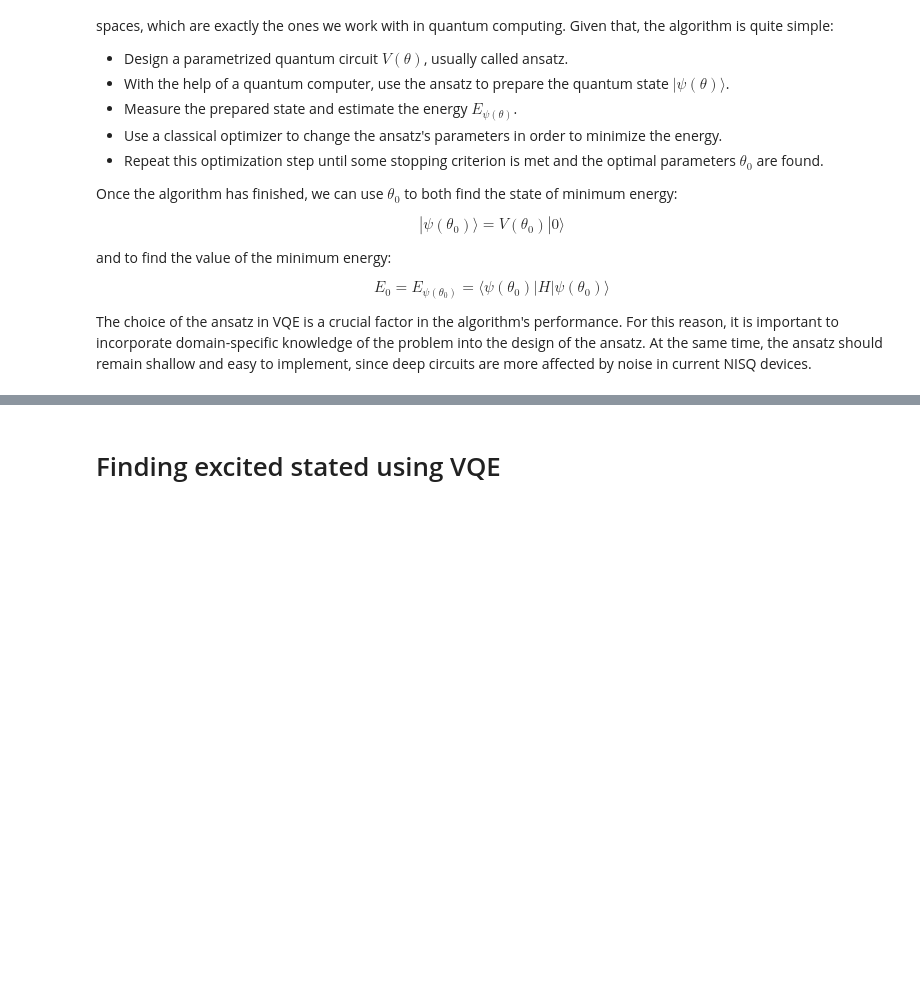
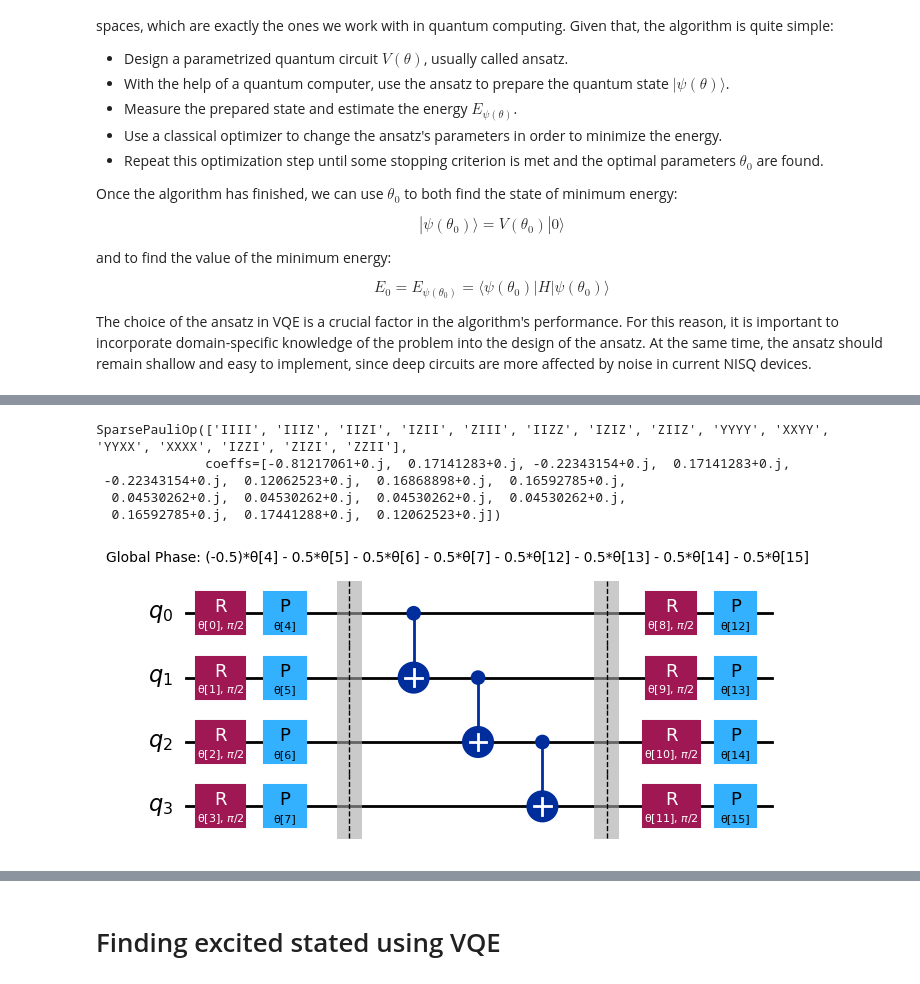
Before and after one commit to mariomeendezz/Quantum-Computing-Notebooks, a Jupyter notebook: notebooks/11. Variational Quantum Eigensolver.ipynb, the cells around one changed output, grey strips where cells are left out. Cells and saved outputs as stored; diff of their text form; code cells hidden in the pictures; blank space fills up the shorter version.

```diff
--- a/notebooks/11. Variational Quantum Eigensolver.ipynb
+++ b/notebooks/11. Variational Quantum Eigensolver.ipynb
@@ -60,0 +163,26 @@ The choice of the ansatz in VQE is a crucial factor in the algorithm's performan
+# %%
+# Create the Jordan-Wigner mapper
+mapper = JordanWignerMapper()
+
+# Transform the fermionic Hamiltonian into a qubit Hamiltonian
+qubit_hamiltonian = mapper.map(fermionic_hamiltonian)
+
+# Print the qubit Hamiltonian
+print(qubit_hamiltonian)
+# %% [output]
+SparsePauliOp(['IIII', 'IIIZ', 'IIZI', 'IZII', 'ZIII', 'IIZZ', 'IZIZ', 'ZIIZ', 'YYYY', 'XXYY', 'YYXX', 'XXXX', 'IZZI', 'ZIZI', 'ZZII'],
+              coeffs=[-0.81217061+0.j,  0.17141283+0.j, -0.22343154+0.j,  0.17141283+0.j,
+ -0.22343154+0.j,  0.12062523+0.j,  0.16868898+0.j,  0.16592785+0.j,
+  0.04530262+0.j,  0.04530262+0.j,  0.04530262+0.j,  0.04530262+0.j,
+  0.16592785+0.j,  0.17441288+0.j,  0.12062523+0.j])
+# %%
+# First, we will use the hardware-efficient ansatz
+ansatz = efficient_su2(
+    num_qubits=4,
+    reps=1,
+    entanglement="linear",
+    insert_barriers=True
+)
+ansatz.decompose().draw("mpl")
+# %% [output]
+[figure, added]
```
Also changed, not shown: parts of 22 cells of this notebook.
